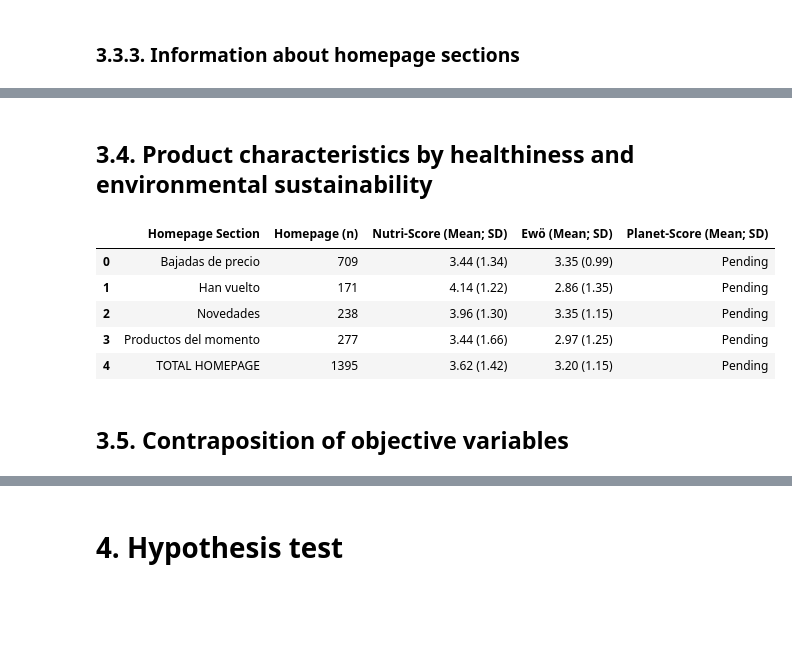
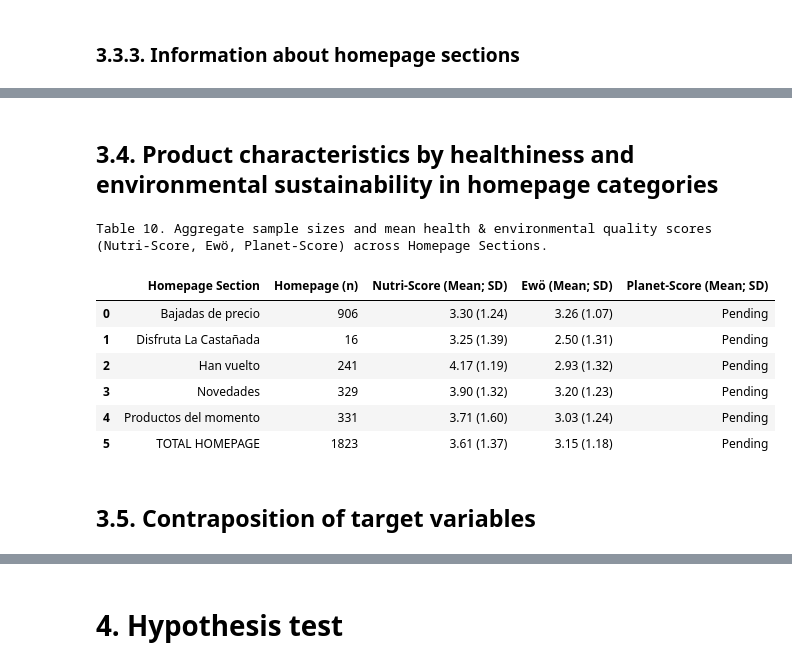
Before and after one commit to cescFT/TFM-fferretar-code, a Jupyter notebook: data-analysis/TFM-fferretar-data-analysis.ipynb, the cells around one changed output, grey strips where cells are left out. Drawn from its saved outputs; the diff is of its cells as text; code cells hidden in the pictures; blank space fills up the shorter version.

```diff
--- a/data-analysis/TFM-fferretar-data-analysis.ipynb
+++ b/data-analysis/TFM-fferretar-data-analysis.ipynb
@@ -612,15 +489,17 @@ TODO: REVISAR!
 # %%
 df_products["is_pack"] = df_products["is_pack"].astype(bool)
 df_products["id_product"] = df_products["id_product"].astype("object")
+df_products['postal_code'] = df_products['postal_code'].astype(str).str.strip().str.zfill(5)
 to_category_cols = ["category", "subcategory", "title_category_main_page"]
 
 for cat in to_category_cols:
     df_products[cat] = df_products[cat].astype('category')
 
 
-df_products = df_products[["week_num", "postal_code", "id_product", "category", "subcategory",
+df_products = df_products[["date_scraped","week_num", "postal_code", "id_product", "category", "subcategory",
 "title_category_main_page", "product_name", "pvp", "previous_pvp", "nutriscore", "planetscore", "ewo_ultra_processed_punctuation",
 "is_pack", "total_units", "can_nutriscore_be_calculated", "can_ewo_be_calculated"]]
 
+print("List of products scraped for each week and postal code with selected data")
 df_products
 # %% [output]
@@ -661,0 +562,9 @@ As you can see, there are other variables that are excluded of this analysis. Bu
+# %%
+df_products['category_norm'] = df_products['category'].astype(str).str.replace(",", "").str.strip()
+df_products['category_norm'] = df_products['category_norm'].apply(lambda x: normalize_text(x))
+
+df_products['subcategory_norm'] = df_products['subcategory'].astype(str).str.replace(',', '').str.strip()
+df_products['subcategory_norm'] = df_products['subcategory_norm'].apply(lambda x: normalize_text(x))
+
+print("Checking the normalisation of the data")
+df_products[['category', 'category_norm', 'subcategory', 'subcategory_norm']]
@@ -1949,0 +1536,2 @@ plot_score_distribution_by_postal_code(
+# %%
+df_products = generate_promotion_information_by_basic_information(df_products)
@@ -2032,13 +2087,16 @@ homepage_table_df
 # %% [markdown]
-## 3.4. Product characteristics by healthiness and environmental sustainability
+## 3.4. Product characteristics by healthiness and environmental sustainability in homepage categories
 # %%
-def generate_healthiness_sustainability_homepage_table(
-    df, section_col='title_category_main_page'
-):
-    """Genera la taula de característiques de salut i sostenibilitat ambiental
+def generate_healthiness_sustainability_homepage_table(df: pd.DataFrame) -> pd.DataFrame:
+    """
+    Function that generates the health and environmental sustainability feature table,
+    grouped by the Homepage Sections.
 
-    agrupada per les seccions destacades de la pàgina principal (Homepage
-    Sections).
+    Args:
+        df (pd.DataFrame): DataFrame with data.
+
+    Returns:
+        pd.DataFrame: DataFrame with results.
     """
 
     has_planet = (
@@ -2046,17 +2104,12 @@ def generate_healthiness_sustainability_homepage_table(
         and df['planetscore'].notna().sum() > 0
     )
 
-
-    # 2. Filtrem només els productes que pertanyen a alguna secció de la Homepage
-    df_home = df[df[section_col].notna()].copy()
+    df_home = df[df['title_category_main_page'].notna()].copy()
 
     rows = []
 
-    # 3. Agrupem per Secció de la Homepage
-    for section_name, group in df_home.groupby(section_col, observed=True):
+    for section_name, group in df_home.groupby('title_category_main_page', observed=True):
         n_products = len(group)
-
-        # Nutri-Score (Mean; SD) -> 1=A, 5=E
         nutri_s = group['nutriscore_num'].dropna()
         nutri_str = (
             f'{nutri_s.mean():.2f} ({nutri_s.std():.2f})'
@@ -2064,7 +2117,6 @@ def generate_healthiness_sustainability_homepage_table(
             else (f'{nutri_s.mean():.2f}' if len(nutri_s) == 1 else 'N/A')
         )
 
-        # EWÖ (Mean; SD) -> 1=Mínim, 4=Ultraprocessat
         ewo_s = group['ewo_ultra_processed_punctuation'].dropna()
         ewo_str = (
             f'{ewo_s.mean():.2f} ({ewo_s.std():.2f})'
@@ -2072,7 +2124,6 @@ def generate_healthiness_sustainability_homepage_table(
             else (f'{ewo_s.mean():.2f}' if len(ewo_s) == 1 else 'N/A')
         )
 
-        # Planet-Score (Mean; SD) -> 1=A, 5=E
         if has_planet:
             planet_s = group['planetscore_num'].dropna()
             planet_str = (
@@ -2091,7 +2142,6 @@ def generate_healthiness_sustainability_homepage_table(
             'Planet-Score (Mean; SD)': planet_str,
         })
 
-    # 4. Fila final de resum: TOTAL HOMEPAGE
     total_n = len(df_home)
     nutri_tot = df_home['nutriscore_num'].dropna()
     ewo_tot = df_home['ewo_ultra_processed_punctuation'].dropna()
@@ -2104,41 +2154,43 @@ def generate_healthiness_sustainability_homepage_table(
     ewo_tot_str = (
         f'{ewo_tot.mean():.2f} ({ewo_tot.std():.2f})'
         if len(ewo_tot) > 1
         else 'N/A'
     )
 
     if has_planet:
         planet_tot = df_home['planetscore_num'].dropna()
         planet_tot_str = (
             f'{planet_tot.mean():.2f} ({planet_tot.std():.2f})'
             if len(planet_tot) > 1
             else 'N/A'
         )
     else:
         planet_tot_str = 'Pending'
 
     rows.append({
         'Homepage Section': 'TOTAL HOMEPAGE',
         'Homepage (n)': total_n,
         'Nutri-Score (Mean; SD)': nutri_tot_str,
         'Ewö (Mean; SD)': ewo_tot_str,
         'Planet-Score (Mean; SD)': planet_tot_str,
     })
 
     return pd.DataFrame(rows)
 
 
-# Execució de la funció
-health_sustainability_homepage_df = (
-    generate_healthiness_sustainability_homepage_table(df_products)
-)
+health_sustainability_homepage_df = generate_healthiness_sustainability_homepage_table(df_products)
+
+print("Table 10. Aggregate sample sizes and mean health & environmental quality scores (Nutri-Score, Ewö, Planet-Score)\
+ across Homepage Sections.")
 health_sustainability_homepage_df
 # %% [output]
+Table 10. Aggregate sample sizes and mean health & environmental quality scores (Nutri-Score, Ewö, Planet-Score) across Homepage Sections.
 |  | Homepage Section | Homepage (n) | Nutri-Score (Mean; SD) | Ewö (Mean; SD) | Planet-Score (Mean; SD) |
-| 0 | Bajadas de precio | 709 | 3.44 (1.34) | 3.35 (0.99) | Pending |
-| 1 | Han vuelto | 171 | 4.14 (1.22) | 2.86 (1.35) | Pending |
-| 2 | Novedades | 238 | 3.96 (1.30) | 3.35 (1.15) | Pending |
-| 3 | Productos del momento | 277 | 3.44 (1.66) | 2.97 (1.25) | Pending |
-| 4 | TOTAL HOMEPAGE | 1395 | 3.62 (1.42) | 3.20 (1.15) | Pending |
+| 0 | Bajadas de precio | 906 | 3.30 (1.24) | 3.26 (1.07) | Pending |
+| 1 | Disfruta La Castañada | 16 | 3.25 (1.39) | 2.50 (1.31) | Pending |
+| 2 | Han vuelto | 241 | 4.17 (1.19) | 2.93 (1.32) | Pending |
+| 3 | Novedades | 329 | 3.90 (1.32) | 3.20 (1.23) | Pending |
+| 4 | Productos del momento | 331 | 3.71 (1.60) | 3.03 (1.24) | Pending |
+| 5 | TOTAL HOMEPAGE | 1823 | 3.61 (1.37) | 3.15 (1.18) | Pending |
 # %% [markdown]
-## 3.5. Contraposition of objective variables
+## 3.5. Contraposition of target variables
```
Also changed, not shown: parts of 191 cells of this notebook.
